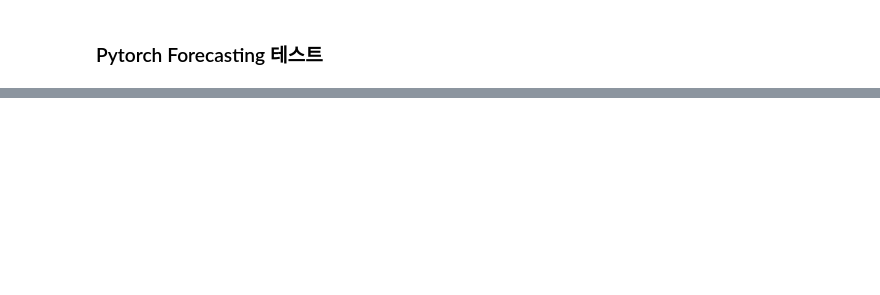
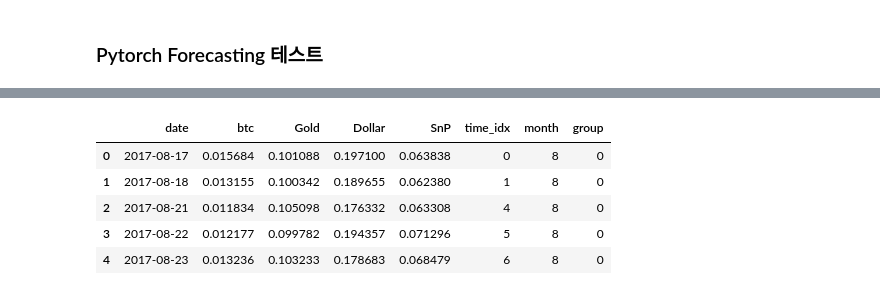
Before and after one commit to zeeenoo11/KDT05_Web_Coin_Project, a Jupyter notebook: JJW/07_forecasting_test.ipynb, the cells around one changed output, grey strips where cells are left out. Cells and saved outputs as stored; diff of their text form; code cells hidden in the pictures; blank space fills up the shorter version.

```diff
--- a/JJW/07_forecasting_test.ipynb
+++ b/JJW/07_forecasting_test.ipynb
@@ -280,0 +35,4 @@ with open("test_study.pkl", "wb") as fout:
+# %%
+# Data Preparation
+data = pd.read_csv('../DATA/data_with_btc_scaled.csv')
+data.head(), data.info(), data.describe()
@@ -280,0 +68,20 @@ with open("test_study.pkl", "wb") as fout:
+# %%
+# # date 컬럼을 datetime으로 변환
+# data['time_idx'] = pd.to_datetime(data['date'], format='%Y-%m-%d')
+# data = data[['time_idx', 'btc', 'Gold', 'Dollar', 'SnP']]
+# data.head(), data.info(), data.describe()
+
+
+data['date'] = pd.to_datetime(data['date'], format='%Y-%m-%d')
+# %%
+# add time index : datetime to int
+data["time_idx"] = (data["date"].dt.year * 12 + data["date"].dt.month) * 30 + data["date"].dt.day
+data["time_idx"] -= data["time_idx"].min()
+# 여기서 day 반영
+# data["time_idx"] += data["date"].dt.day / 30.5
+
+# add additional features
+data["month"] = data.date.dt.month.astype(str).astype("category")  # categories have be strings
+# data["log_volume"] = np.log(data.volume + 1e-8)
+# data["avg_volume_by_sku"] = data.groupby(["time_idx", "sku"], observed=True).volume.transform("mean")
+# data["avg_volume_by_agency"] = data.groupby(["time_idx", "agency"], observed=True).volume.transform("mean")
@@ -280,0 +105,14 @@ with open("test_study.pkl", "wb") as fout:
+# %%
+# group_ids를 추가 : 모든 데이터가 같은 그룹에 속하므로 모든 값이 0
+data['group'] = 0
+
+# month 컬럼 추가 : 월별로 데이터를 나누기 위함
+# data['month'] = data['date'].dt.month
+data.head()
+# %% [output]
+|  | date | btc | Gold | Dollar | SnP | time_idx | month | group |
+| 0 | 2017-08-17 | 0.015684 | 0.101088 | 0.197100 | 0.063838 | 0 | 8 | 0 |
+| 1 | 2017-08-18 | 0.013155 | 0.100342 | 0.189655 | 0.062380 | 1 | 8 | 0 |
+| 2 | 2017-08-21 | 0.011834 | 0.105098 | 0.176332 | 0.063308 | 4 | 8 | 0 |
+| 3 | 2017-08-22 | 0.012177 | 0.099782 | 0.194357 | 0.071296 | 5 | 8 | 0 |
+| 4 | 2017-08-23 | 0.013236 | 0.103233 | 0.178683 | 0.068479 | 6 | 8 | 0 |
```
Also changed, not shown: parts of 29 cells of this notebook, 34 other files.
